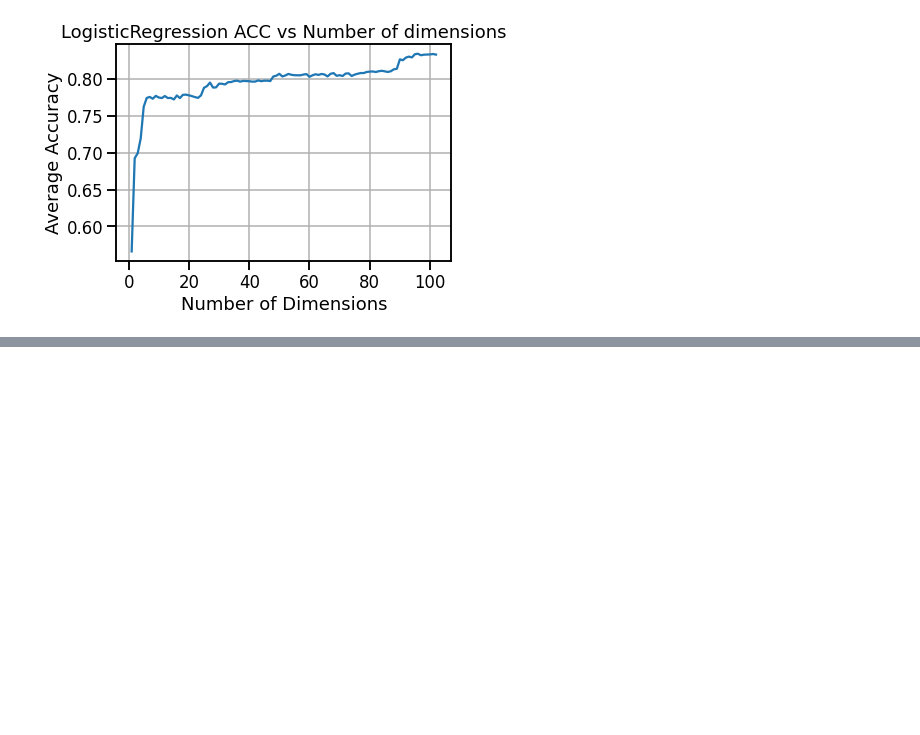
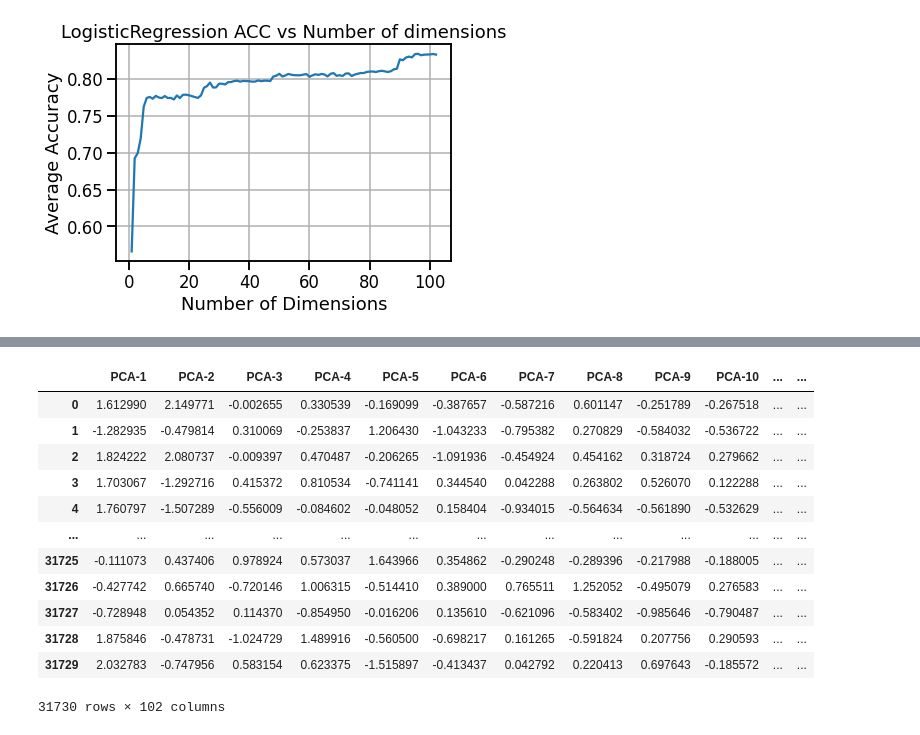
Before and after one commit to BulgarelliM/TrabalhoIC, a Jupyter notebook: pre-processamento_economy.ipynb, the cells around one changed output, grey strips where cells are left out. Cells and saved outputs as stored; diff of their text form; code cells hidden in the pictures; blank space fills up the shorter version.

```diff
--- a/pre-processamento_economy.ipynb
+++ b/pre-processamento_economy.ipynb
@@ -259,0 +345,29 @@ vect = [0.56615190671289, 0.6887488181531674, 0.7008509297195085, 0.716734951150
+# %%
+df_pca={}
+def get_pca (n):
+    acp = []
+    for i in range(1,n+1):
+        acp.append(f'PCA-{i}')
+
+    pca = PCA(n)
+    componentes_principais = pca.fit_transform(x)
+    df_pca = pd.DataFrame(data = componentes_principais, columns = acp)
+    df_pca = df_pca.reset_index(drop=True)
+    return df_pca
+df_pca=get_pca(102)
+# %%
+df_pca
+# %% [output]
+|  | PCA-1 | PCA-2 | PCA-3 | PCA-4 | PCA-5 | PCA-6 | PCA-7 | PCA-8 | PCA-9 | PCA-10 | ... | ... |
+| 0 | 1.612990 | 2.149771 | -0.002655 | 0.330539 | -0.169099 | -0.387657 | -0.587216 | 0.601147 | -0.251789 | -0.267518 | ... | ... |
+| 1 | -1.282935 | -0.479814 | 0.310069 | -0.253837 | 1.206430 | -1.043233 | -0.795382 | 0.270829 | -0.584032 | -0.536722 | ... | ... |
+| 2 | 1.824222 | 2.080737 | -0.009397 | 0.470487 | -0.206265 | -1.091936 | -0.454924 | 0.454162 | 0.318724 | 0.279662 | ... | ... |
+| 3 | 1.703067 | -1.292716 | 0.415372 | 0.810534 | -0.741141 | 0.344540 | 0.042288 | 0.263802 | 0.526070 | 0.122288 | ... | ... |
+| 4 | 1.760797 | -1.507289 | -0.556009 | -0.084602 | -0.048052 | 0.158404 | -0.934015 | -0.564634 | -0.561890 | -0.532629 | ... | ... |
+| ... | ... | ... | ... | ... | ... | ... | ... | ... | ... | ... | ... | ... |
+| 31725 | -0.111073 | 0.437406 | 0.978924 | 0.573037 | 1.643966 | 0.354862 | -0.290248 | -0.289396 | -0.217988 | -0.188005 | ... | ... |
+| 31726 | -0.427742 | 0.665740 | -0.720146 | 1.006315 | -0.514410 | 0.389000 | 0.765511 | 1.252052 | -0.495079 | 0.276583 | ... | ... |
+| 31727 | -0.728948 | 0.054352 | 0.114370 | -0.854950 | -0.016206 | 0.135610 | -0.621096 | -0.583402 | -0.985646 | -0.790487 | ... | ... |
+| 31728 | 1.875846 | -0.478731 | -1.024729 | 1.489916 | -0.560500 | -0.698217 | 0.161265 | -0.591824 | 0.207756 | 0.290593 | ... | ... |
+| 31729 | 2.032783 | -0.747956 | 0.583154 | 0.623375 | -1.515897 | -0.413437 | 0.042792 | 0.220413 | 0.697643 | -0.185572 | ... | ... |
+31730 rows × 102 columns
```
Also changed, not shown: parts of 17 cells of this notebook.
